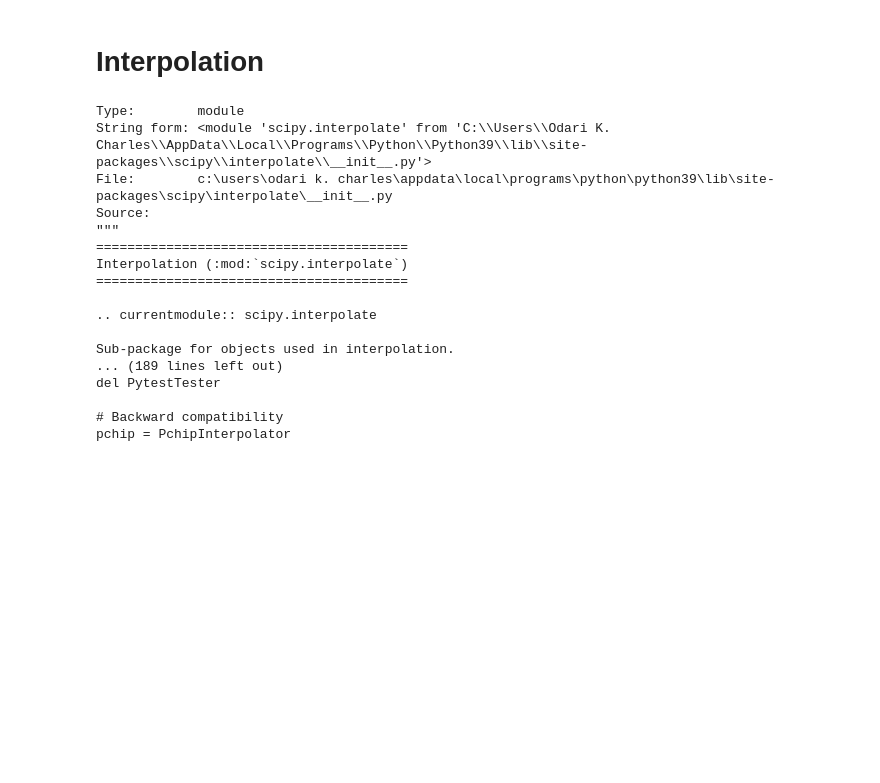
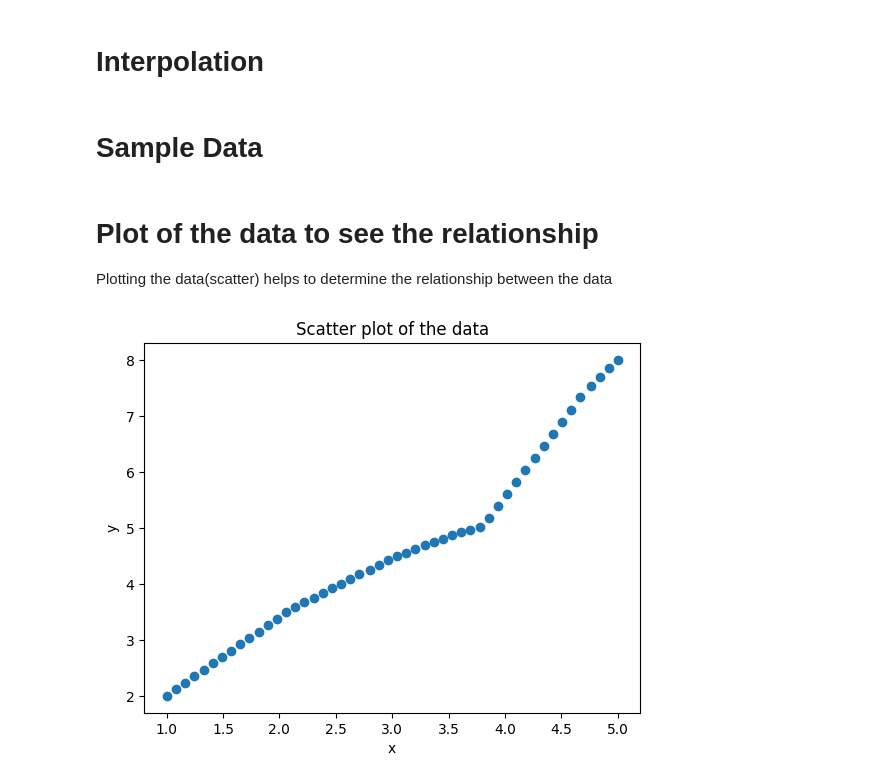
Before and after one commit to ODARI-CHARLES1/mathCompendium, a Jupyter notebook: NumericalMethods/Interpolation/Interpolation2.ipynb, the cells around one changed output. Cells and saved outputs as stored; diff of their text form; code cells hidden in the pictures; blank space fills up the shorter version.

```diff
--- a/NumericalMethods/Interpolation/Interpolation2.ipynb
+++ b/NumericalMethods/Interpolation/Interpolation2.ipynb
@@ -8,2 +10,4 @@ from scipy import interpolate
+# %% [markdown]
+# Sample Data
 # %%
 
@@ -18,20 +68,14 @@ y3 = np.array([0.0385, 0.1000, 0.5000, 0.5000, 0.1000, 0.0385])
-# %%
-interpolate??
-# %% [output]
-Type:        module
-String form: <module 'scipy.interpolate' from 'C:\\Users\\Odari K. Charles\\AppData\\Local\\Programs\\Python\\Python39\\lib\\site-packages\\scipy\\interpolate\\__init__.py'>
-File:        c:\users\odari k. charles\appdata\local\programs\python\python39\lib\site-packages\scipy\interpolate\__init__.py
-Source:
-"""
-========================================
-Interpolation (:mod:`scipy.interpolate`)
-========================================
-
-.. currentmodule:: scipy.interpolate
-
-Sub-package for objects used in interpolation.
-... (189 lines left out)
-del PytestTester
-
-# Backward compatibility
-pchip = PchipInterpolator
+# %% [markdown]
+# Plot of the data to see the relationship
+Plotting the data(scatter) helps to determine the relationship between the data
+# %%
+def scatter_plot(x,y):
+    plt.scatter(x,y)
+    plt.xlabel("x")
+    plt.ylabel("y")
+    plt.title("Scatter plot of the data")
+    plt.show()
+# %%
+scatter_plot(x1,y1)
+# %% [output]
+[figure, added]
```
Also changed, not shown: parts of 4 cells of this notebook.
